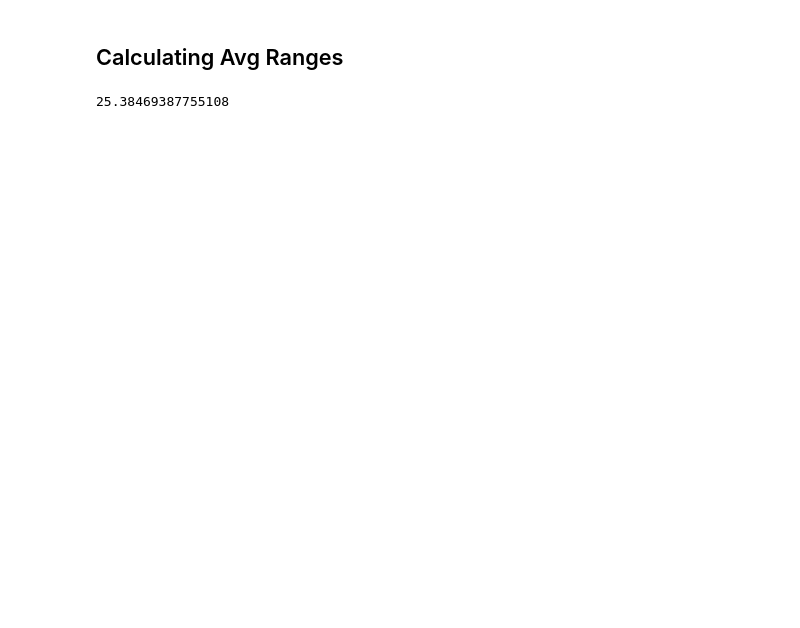
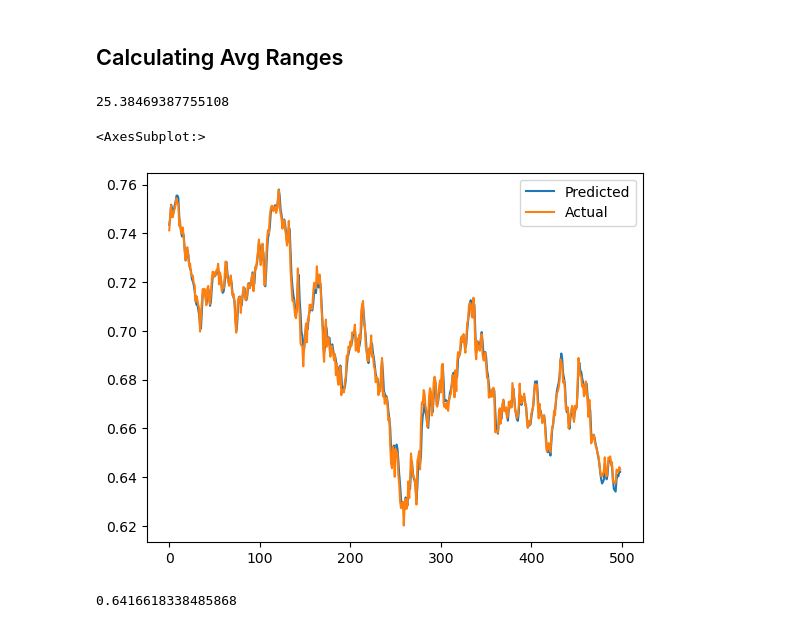
Before and after one commit to aliquid-novi/Strategies, a Jupyter notebook: Misc/Multiple Linear Regression.ipynb, the cells around one changed output. Cells and saved outputs as stored; diff of their text form; code cells hidden in the pictures; blank space fills up the shorter version.

```diff
--- a/Misc/Multiple Linear Regression.ipynb
+++ b/Misc/Multiple Linear Regression.ipynb
@@ -126,0 +237,52 @@ avg.iloc[-8:-1].mean()
+# %%
+from sklearn.linear_model import LinearRegression
+
+# Code to get X Variables
+EURUSD = get_rates('AUDUSD.a', mt5.TIMEFRAME_D1, 1000)
+EURUSD = EURUSD[['close']]
+
+# Getting lags and rolling averages
+for i in range(1,7):
+    EURUSD[f'Period {i}'] = EURUSD['close'].shift(i)
+
+EURUSD['2w'] = EURUSD['close'].rolling(window = 14).mean()
+EURUSD['1m'] = EURUSD['close'].rolling(window = 30).mean()
+
+# RSI
+EURUSD['rsi'] = ta.momentum.rsi(EURUSD['close'], window = 14, fillna = False)
+
+EURUSD = EURUSD.dropna()
+
+# Drop the target variable 'close' to get predictors
+X = EURUSD.drop('close', axis=1)
+y = EURUSD['close']
+# %%
+vals = pd.DataFrame()  # Create an empty DataFrame
+
+for i in range(500, 1, -1):
+    # Train a new model using all data up to day (-i)
+    X_train = X.iloc[:-i]
+    y_train = y.iloc[:-i]
+    model = LinearRegression()
+    model.fit(X_train, y_train)
+
+    # Predict the close price for day (-i + 1)
+    today_features = X.iloc[-i]
+    today_price = model.predict([today_features])[0]
+
+    vals = vals.append({'Predicted': today_price, 'Actual': y.iloc[-i]}, ignore_index=True)
+
+vals.plot()
+# %% [output]
+<AxesSubplot:>
+[figure, added]
+# %%
+# Train model on entire dataset except the last data point
+model_full = LinearRegression()
+model_full.fit(X.iloc[:-1], y.iloc[:-1])
+
+# Predict for the next day
+next_close_prediction = model_full.predict([X.iloc[-1].values])
+print(next_close_prediction[0])
+# %% [output]
+0.6416618338485868
```
Also changed, not shown: parts of 10 cells of this notebook, 2 other files.
